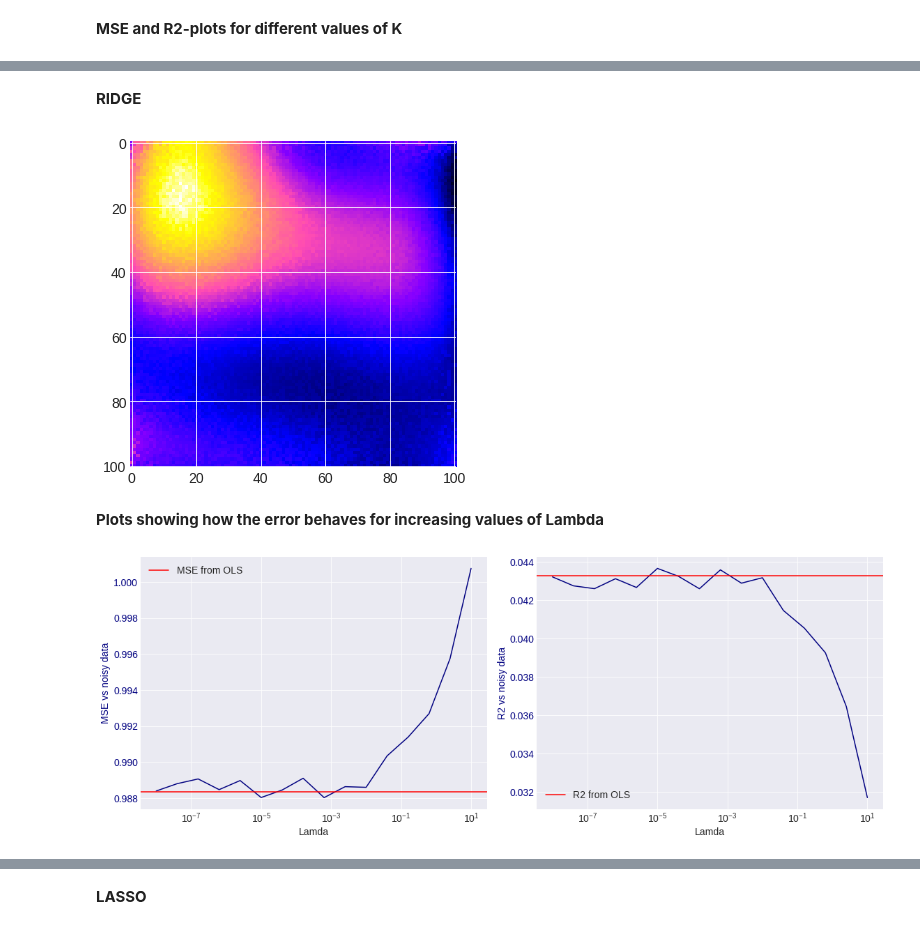
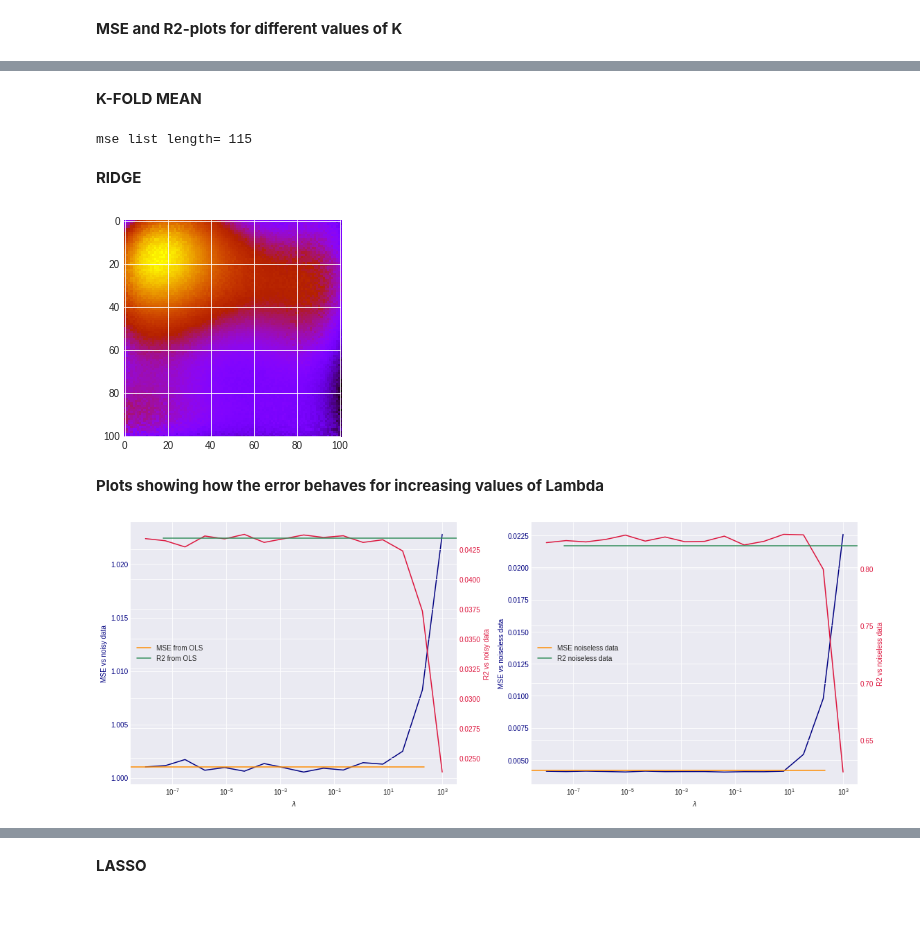
Before and after one commit to asdfbat/FYS-STK4155, a Jupyter notebook: Project1/src/Frankeresults.ipynb, the cells around one changed output, grey strips where cells are left out. Saved outputs shown, nothing was run; the diff lists cells and outputs as text; code cells hidden in the pictures.

```diff
--- a/Project1/src/Frankeresults.ipynb
+++ b/Project1/src/Frankeresults.ipynb
@@ -16,7 +16,7 @@ from imageio import imread
 from tqdm import tqdm, trange
 
 mpl.style.use("seaborn-darkgrid")
-mpl.rcParams["image.cmap"] = "gnuplot2"
+mpl.rcParams["image.cmap"] = "gnuplot"
 mpl.rcParams['figure.figsize'] = [6.0, 6.0]
 mpl.rcParams["font.size"] = 14
 
@@ -97,4 +78,9 @@ mse_ols = MSE(reg.f, data_pred_Kfolding)
 rmse_ols = np.sqrt(mse_ols)
 r2_ols = r2_score(reg.f, data_pred_Kfolding)
 print("mse, rmse and r2 score for k-folding with k=10", mse_ols,rmse_ols,r2_ols)
+
+mse_ols_n = MSE(franke_noiseless, data_pred_Kfolding)
+rmse_ols_n = np.sqrt(mse)
+r2_ols_n = r2_score(franke_noiseless, data_pred_Kfolding)
+print("metrics vs noiseless franke: ", mse_ols_n, rmse_ols_n, r2_ols_n)
 # %% [output]
@@ -131,3 +133,28 @@ ax2.plot(k,r2_list);
+# %% [markdown]
+**K-FOLD MEAN**
+# %%
+"""
+mse_list = []
+mse_list_noiseless = []
+r2_list = []
+r2_list_noiseless = []
+for j in trange(0,5,1):
+    data_pred_list = []
+    for i in range(5, 50, 2):
+        K = i
+        data_pred = reg.solveKFold(K=K, poly_order=5, solver="OLS")
+        data_pred_list.append(data_pred)
+    for i in range(len(data_pred_list)):
+        data_pred = data_pred_list[i]
+        mse_list.append(MSE(reg.f, data_pred))
+        mse_list_noiseless.append(MSE(franke_noiseless, data_pred))
+        r2_list.append(r2_score(reg.f, data_pred))
+        r2_list_noiseless.append(r2_score(franke_noiseless, data_pred))
+
+print("mse list length=", len(mse_list))
+"""
+# %% [output]
+mse list length= 115
 # %% [markdown]
 **RIDGE**
 # %%
@@ -135,5 +162,5 @@ data_pred_ridge = reg.solveKFold(K=10, poly_order=5, solver="Ridge")
 # %%
 plt.imshow(data_pred_ridge);
 # %% [output]
-[figure, old version]
+[figure, new version]
 # %%
@@ -153,21 +180,36 @@ for i in trange(len(lamda_list)):
 **Plots showing how the error behaves for increasing values of Lambda**
 # %%
 fig, (ax1, ax2) = plt.subplots(1, 2, figsize=(16, 6))
-ax1.semilogx(lamda_list, mse_list, c="navy");
-ax2.semilogx(lamda_list, r2_list, c="navy");
-ax1.axhline(y=mse_ols, xmin=0.0, xmax=1.0, color='r',label="MSE from OLS")
-ax2.axhline(y=r2_ols, xmin=0.0, xmax=1.0, color='r', label="R2 from OLS")
-ax1.legend()
-ax2.legend()
-ax1.set_xlabel("Lamda")
+ax11 = ax1.twinx(); ax22 = ax2.twinx()
+ax1.semilogx(lamda_list_ridge, mse_list_ridge, c="navy");
+ax11.semilogx(lamda_list_ridge, r2_list_ridge, c="crimson");
+
+
+ax2.semilogx(lamda_list_ridge, mse_list_noiseless_ridge, c="navy")
+ax22.semilogx(lamda_list_ridge, r2_list_noiseless_ridge, c="crimson")
+
+
+line1 = ax1.axhline(y=mse_ols, xmin=0.0, xmax=0.9, color='darkorange',label="MSE from OLS")
+line2 = ax11.axhline(y=r2_ols, xmin=0.1, xmax=1.0, color='seagreen', label="R2 from OLS")
+line3 = ax2.axhline(y=mse_ols_n, xmin = 0.0, xmax = 0.9, color='darkorange', label="MSE noiseless data")
+line4 = ax22.axhline(y=r2_ols_n, xmin = 0.1, xmax = 1.0, color='seagreen', label="R2 noiseless data")
+
+ax1.legend((line1,line2), ("MSE from OLS", "R2 from OLS"), loc = 6)
+ax2.legend((line3, line4), ("MSE noiseless data", "R2 noiseless data"), loc = 6)
+
+ax1.set_xlabel(r"$\lambda$")
 ax1.set_ylabel("MSE vs noisy data", color="navy");
+ax11.set_ylabel("R2 vs noisy data", color="crimson")
 ax1.tick_params(axis='y', labelcolor="navy")
-ax2.set_xlabel("Lamda")
-ax2.set_ylabel("R2 vs noisy data", color="navy");
+ax11.tick_params(axis='y', labelcolor="crimson")
+ax2.set_xlabel(r"$\lambda$")
+ax2.set_ylabel("MSE vs noiseless data", color="navy");
+ax22.set_ylabel("R2 vs noiseless data", color="crimson")
 ax2.tick_params(axis='y', labelcolor="navy")
+ax22.tick_params(axis='y', labelcolor="crimson")
 fig.tight_layout()
 # %% [output]
-[figure, old version]
+[figure, new version]
 # %%
 reg.solveCoefficients(solver="Ridge")
 # %% [output]
```
Also changed, not shown: parts of 17 cells of this notebook.
